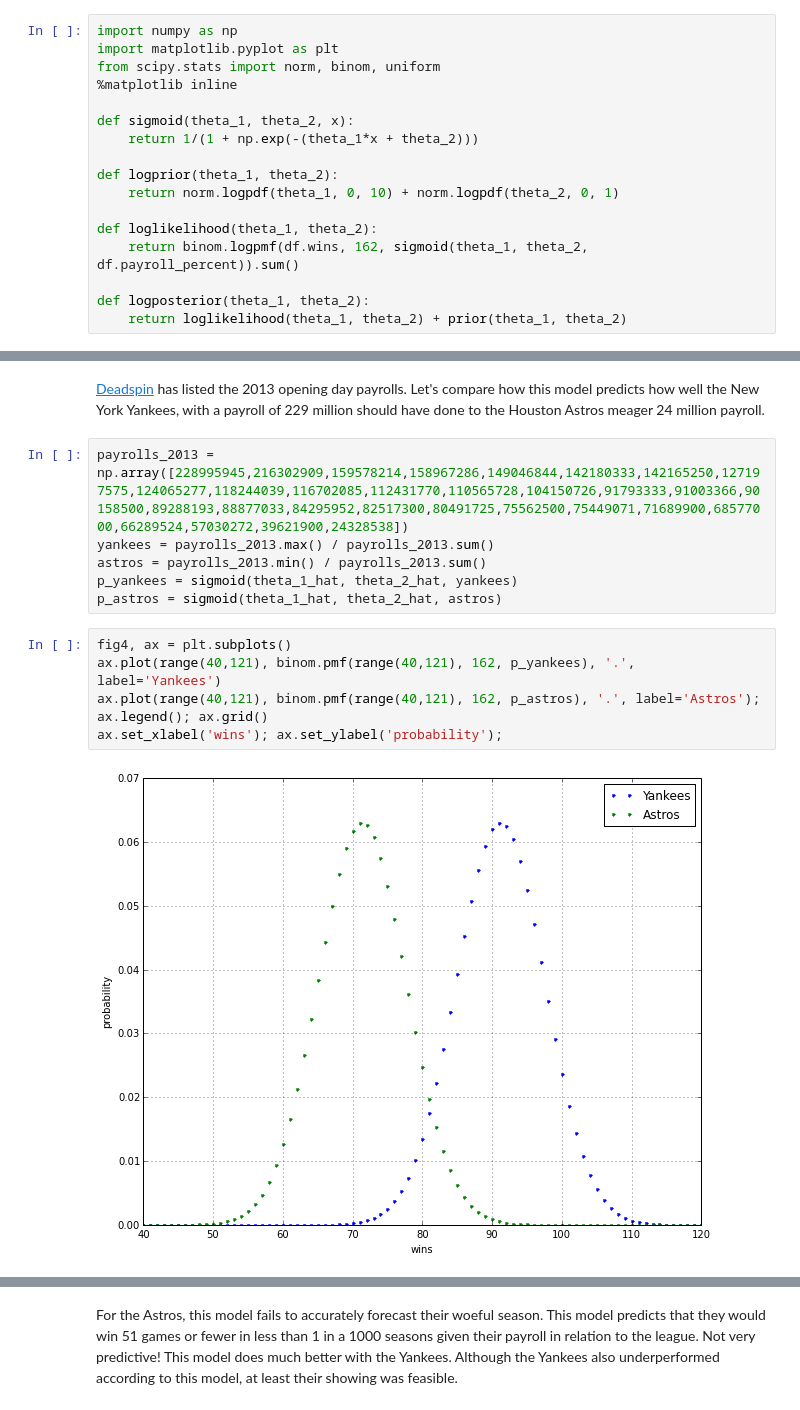
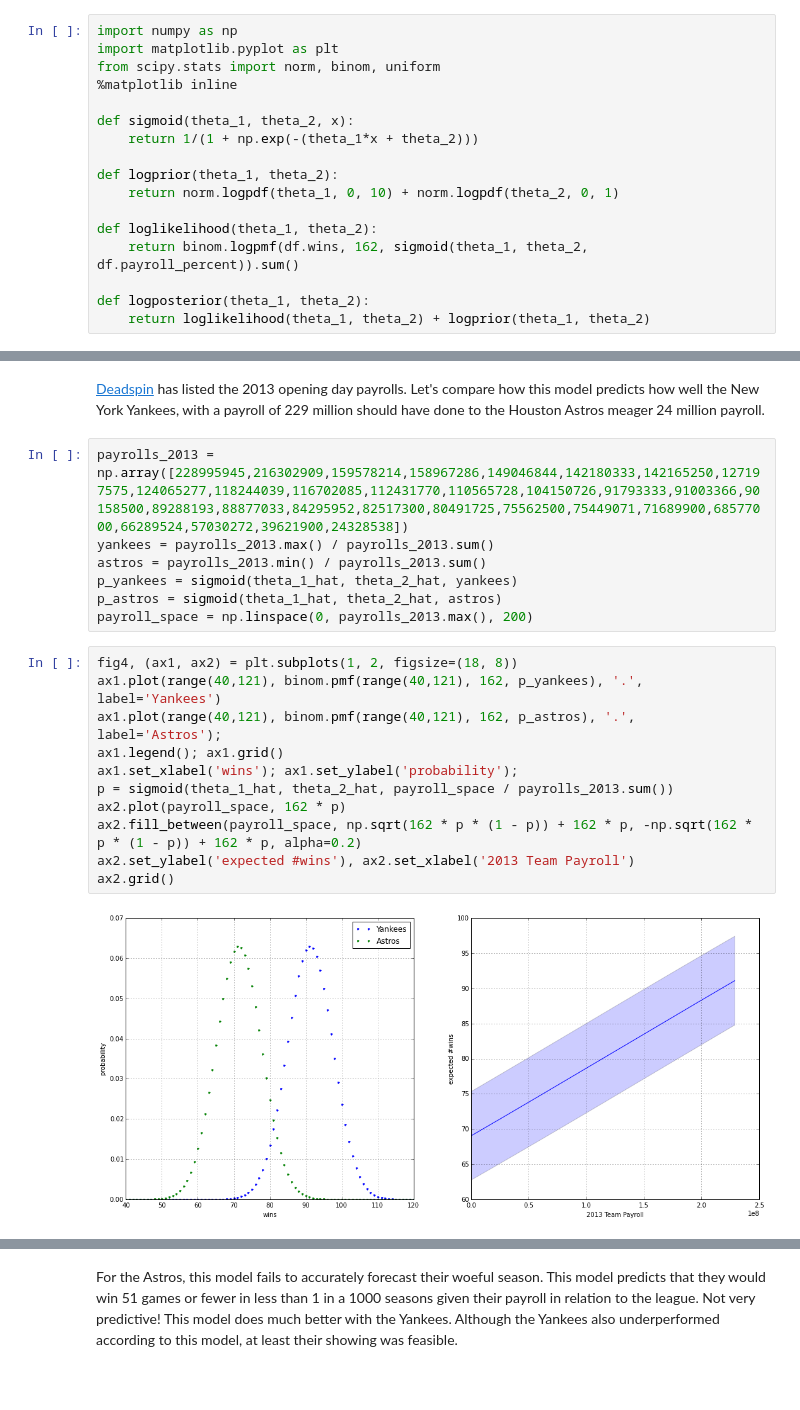
Before and after one commit to jwkvam/jwkvam.github.io, a Jupyter notebook: notebooks/baseball_payrolls.ipynb, the cells around one changed output, grey strips where cells are left out. Drawn from its saved outputs; the diff is of its cells as text; blank space fills up the shorter version.

```diff
--- a/notebooks/baseball_payrolls.ipynb
+++ b/notebooks/baseball_payrolls.ipynb
@@ -82,7 +82,7 @@ def loglikelihood(theta_1, theta_2):
     return binom.logpmf(df.wins, 162, sigmoid(theta_1, theta_2, df.payroll_percent)).sum()
 
 def logposterior(theta_1, theta_2):
-    return loglikelihood(theta_1, theta_2) + prior(theta_1, theta_2)
+    return loglikelihood(theta_1, theta_2) + logprior(theta_1, theta_2)
 # %% [markdown]
 Now we can compute the posterior.
 # %%
@@ -199,11 +199,17 @@ yankees = payrolls_2013.max() / payrolls_2013.sum()
 astros = payrolls_2013.min() / payrolls_2013.sum()
 p_yankees = sigmoid(theta_1_hat, theta_2_hat, yankees)
 p_astros = sigmoid(theta_1_hat, theta_2_hat, astros)
+payroll_space = np.linspace(0, payrolls_2013.max(), 200)
 # %%
-fig4, ax = plt.subplots()
-ax.plot(range(40,121), binom.pmf(range(40,121), 162, p_yankees), '.', label='Yankees')
-ax.plot(range(40,121), binom.pmf(range(40,121), 162, p_astros), '.', label='Astros');
-ax.legend(); ax.grid()
-ax.set_xlabel('wins'); ax.set_ylabel('probability');
+fig4, (ax1, ax2) = plt.subplots(1, 2, figsize=(18, 8))
+ax1.plot(range(40,121), binom.pmf(range(40,121), 162, p_yankees), '.', label='Yankees')
+ax1.plot(range(40,121), binom.pmf(range(40,121), 162, p_astros), '.', label='Astros');
+ax1.legend(); ax1.grid()
+ax1.set_xlabel('wins'); ax1.set_ylabel('probability');
+p = sigmoid(theta_1_hat, theta_2_hat, payroll_space / payrolls_2013.sum())
+ax2.plot(payroll_space, 162 * p)
+ax2.fill_between(payroll_space, np.sqrt(162 * p * (1 - p)) + 162 * p, -np.sqrt(162 * p * (1 - p)) + 162 * p, alpha=0.2)
+ax2.set_ylabel('expected #wins'), ax2.set_xlabel('2013 Team Payroll')
+ax2.grid()
 # %% [output]
-[figure, old version]
+[figure, new version]
```
Also changed, not shown: parts of 7 cells of this notebook, 3 other files.
